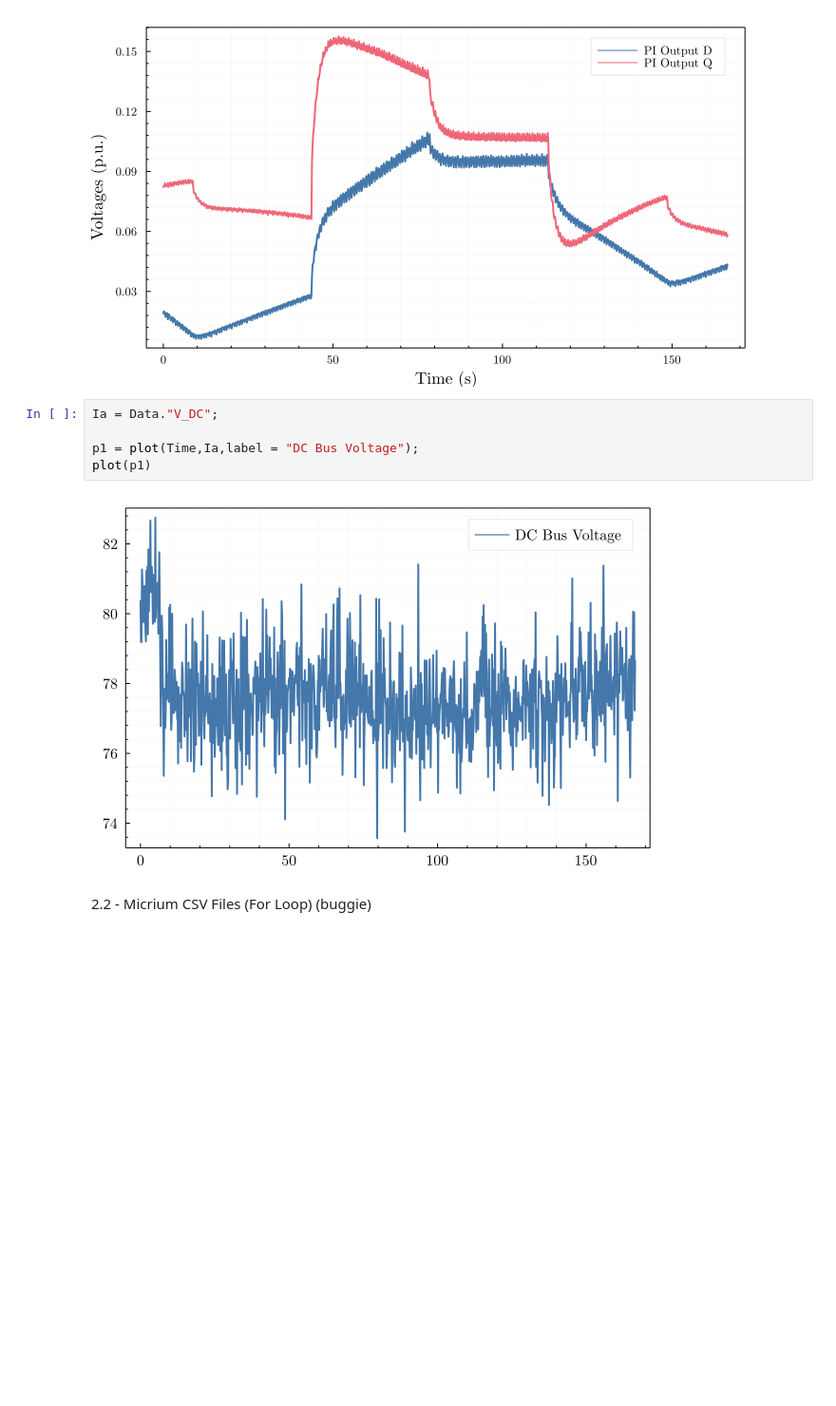
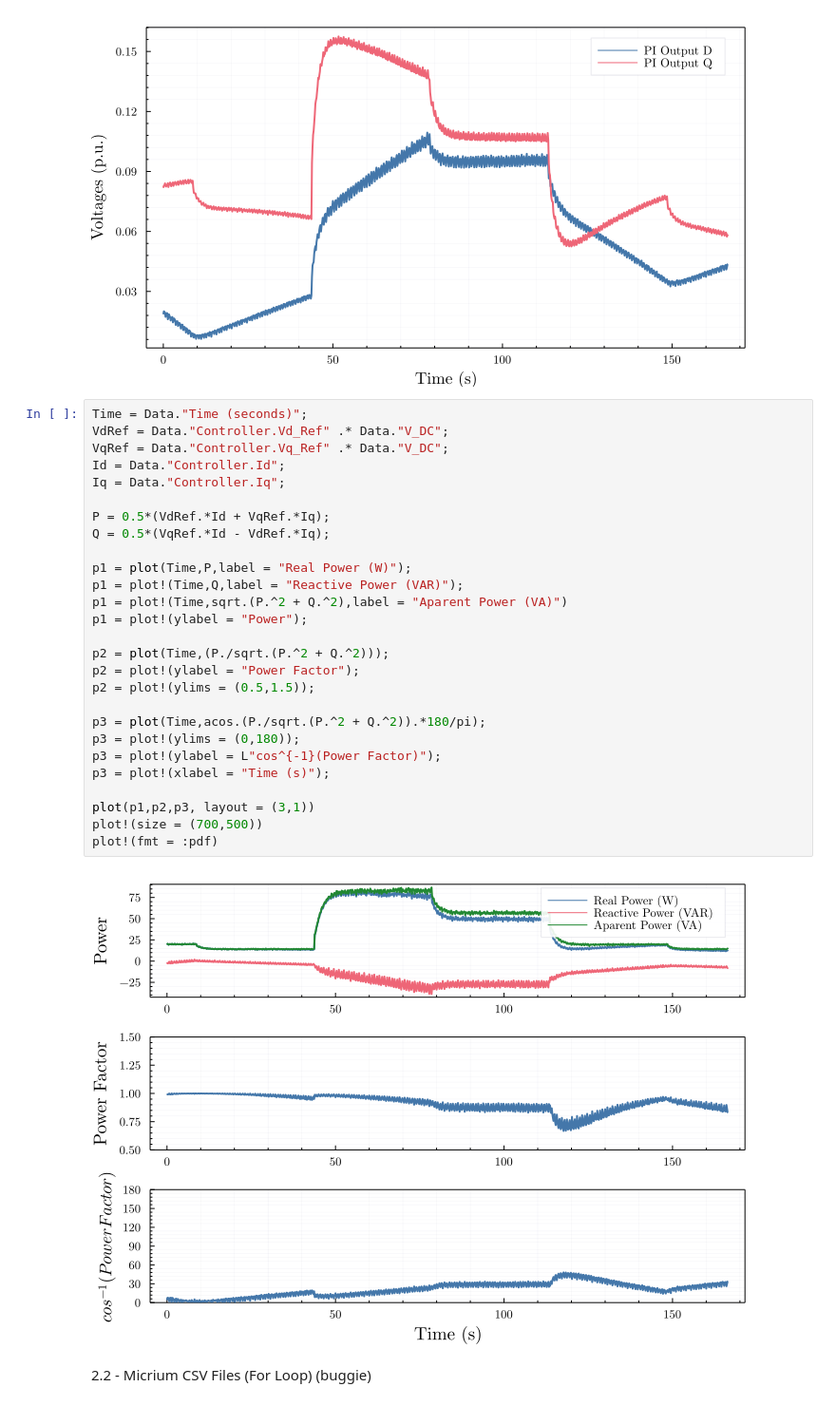
Before and after one commit to 15git-ruimendes/MastersThesis, a Jupyter notebook: Micrium_Ploter.ipynb, the cells around one changed output. Shown: that part at 95% size. Saved outputs shown, nothing was run; the diff lists cells and outputs as text; blank space fills up the shorter version.

Commit message:
Filter Images

```diff
--- a/Micrium_Ploter.ipynb
+++ b/Micrium_Ploter.ipynb
@@ -79,13 +79,35 @@ plot!(size = (700,390))
 plot!(fmt = :pdf)
 # %% [output]
 [figure]
-# %%
-Ia = Data."V_DC";
-
-p1 = plot(Time,Ia,label = "DC Bus Voltage");
-plot(p1)
-# %% [output]
-[figure, removed]
+# %%
+Time = Data."Time (seconds)";
+VdRef = Data."Controller.Vd_Ref" .* Data."V_DC";
+VqRef = Data."Controller.Vq_Ref" .* Data."V_DC";
+Id = Data."Controller.Id";
+Iq = Data."Controller.Iq";
+
+P = 0.5*(VdRef.*Id + VqRef.*Iq);
+Q = 0.5*(VqRef.*Id - VdRef.*Iq);
+
+p1 = plot(Time,P,label = "Real Power (W)");
+p1 = plot!(Time,Q,label = "Reactive Power (VAR)");
+p1 = plot!(Time,sqrt.(P.^2 + Q.^2),label = "Aparent Power (VA)")
+p1 = plot!(ylabel = "Power");
+
+p2 = plot(Time,(P./sqrt.(P.^2 + Q.^2)));
+p2 = plot!(ylabel = "Power Factor");
+p2 = plot!(ylims = (0.5,1.5));
+
+p3 = plot(Time,acos.(P./sqrt.(P.^2 + Q.^2)).*180/pi);
+p3 = plot!(ylims = (0,180));
+p3 = plot!(ylabel = L"cos^{-1}(Power Factor)");
+p3 = plot!(xlabel = "Time (s)");
+
+plot(p1,p2,p3, layout = (3,1))
+plot!(size = (700,500))
+plot!(fmt = :pdf)
+# %% [output]
+[figure, added]
 # %% [markdown]
 2.2 - Micrium CSV Files (For Loop) (buggie)
 # %%
```
Also changed, not shown: 6 other files.
